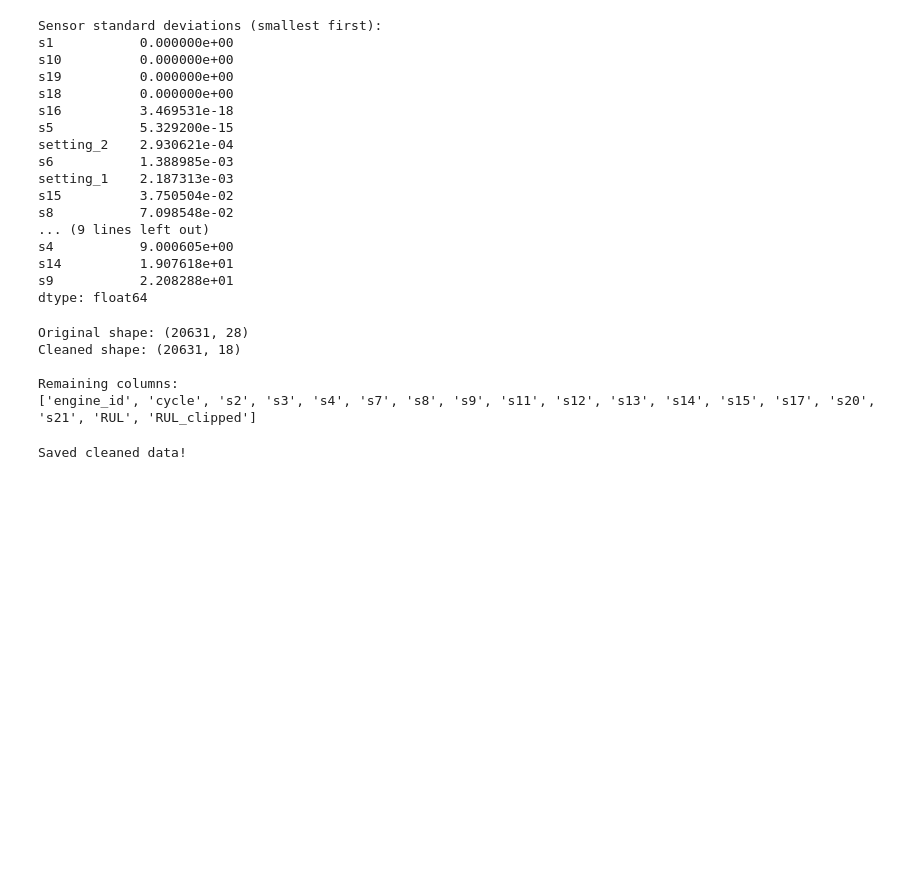
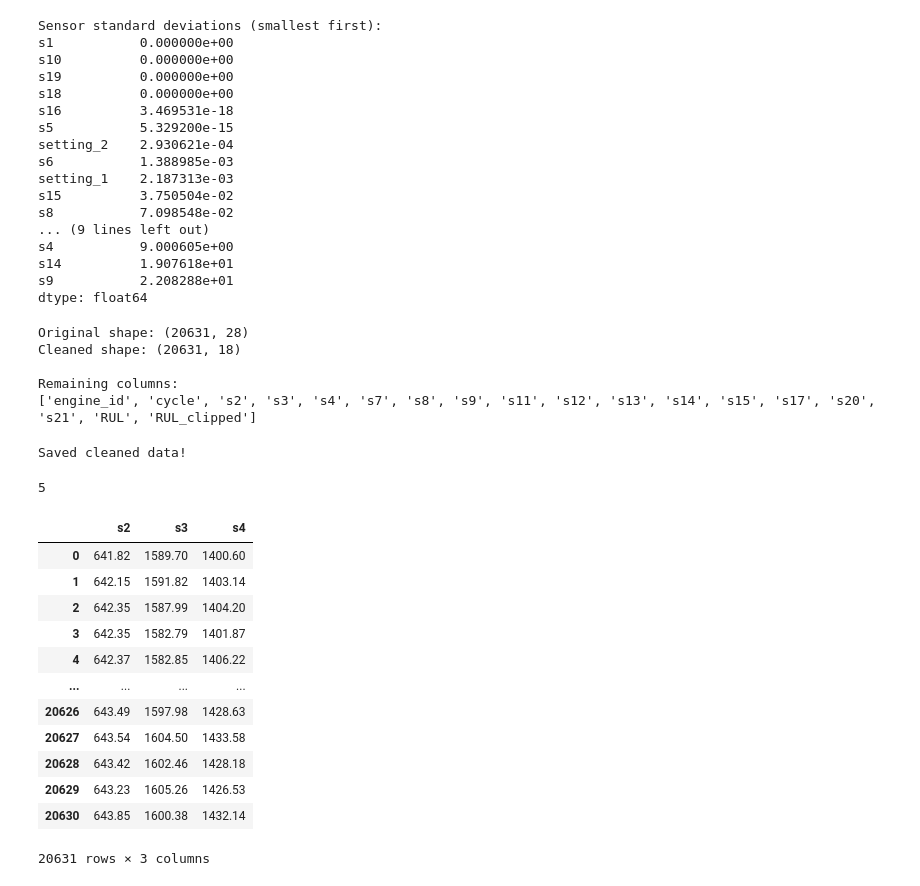
Before and after one commit to Izzy0516/predictive-maintenance-platform, a Jupyter notebook: data/notebooks/01_exploratory_data_analysis.ipynb, the cells around one changed output. Drawn from its saved outputs; the diff is of its cells as text; code cells hidden in the pictures; blank space fills up the shorter version.

```diff
--- a/data/notebooks/01_exploratory_data_analysis.ipynb
+++ b/data/notebooks/01_exploratory_data_analysis.ipynb
@@ -267,3 +267,25 @@ df_clean.to_csv('../../data/processed/train_FD001_clean.csv', index=False)
 print("Saved cleaned data!")
 # %% [output]
 Saved cleaned data!
+# %%
+window_size = 5
+window_size
+# %% [output]
+5
+# %%
+sensor_columns = ['s2', 's3', 's4']
+df_clean[sensor_columns]
+# %% [output]
+|  | s2 | s3 | s4 |
+| 0 | 641.82 | 1589.70 | 1400.60 |
+| 1 | 642.15 | 1591.82 | 1403.14 |
+| 2 | 642.35 | 1587.99 | 1404.20 |
+| 3 | 642.35 | 1582.79 | 1401.87 |
+| 4 | 642.37 | 1582.85 | 1406.22 |
+| ... | ... | ... | ... |
+| 20626 | 643.49 | 1597.98 | 1428.63 |
+| 20627 | 643.54 | 1604.50 | 1433.58 |
+| 20628 | 643.42 | 1602.46 | 1428.18 |
+| 20629 | 643.23 | 1605.26 | 1426.53 |
+| 20630 | 643.85 | 1600.38 | 1432.14 |
+20631 rows × 3 columns
```
Also changed, not shown: parts of 3 cells of this notebook, 1 other file.
